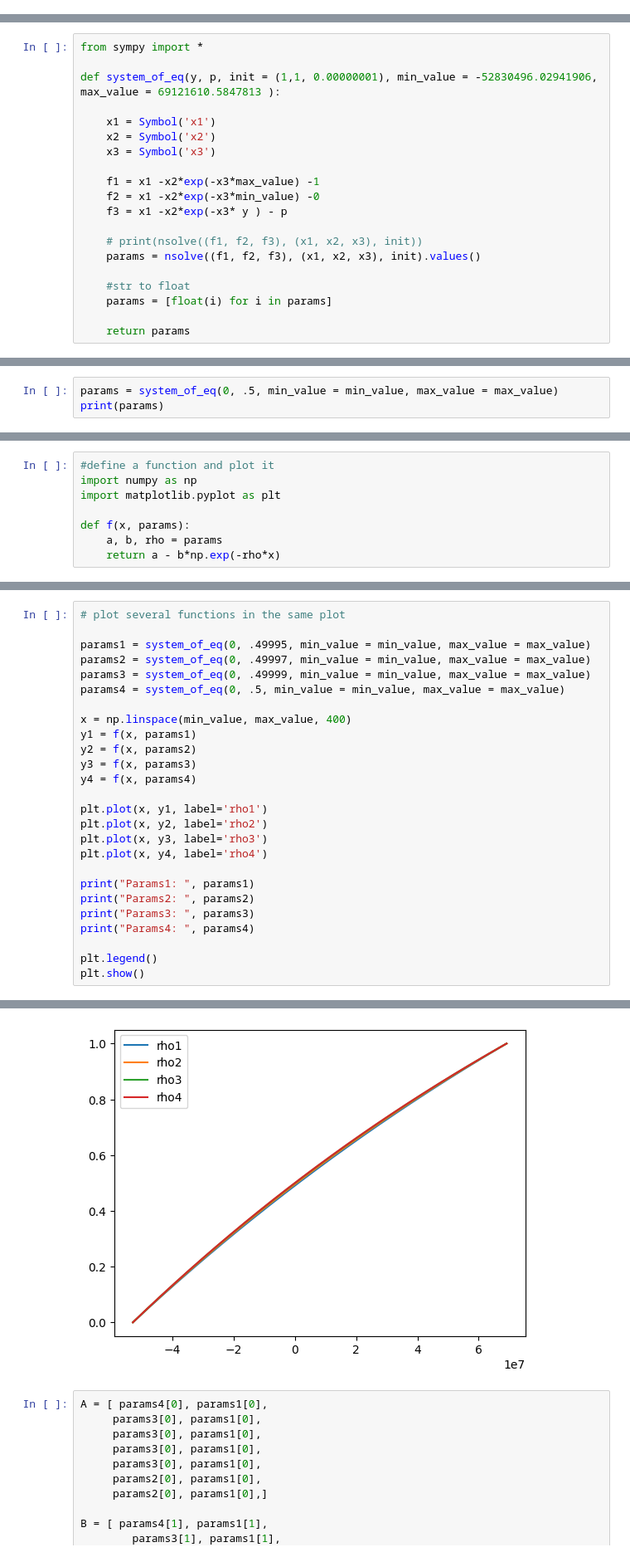
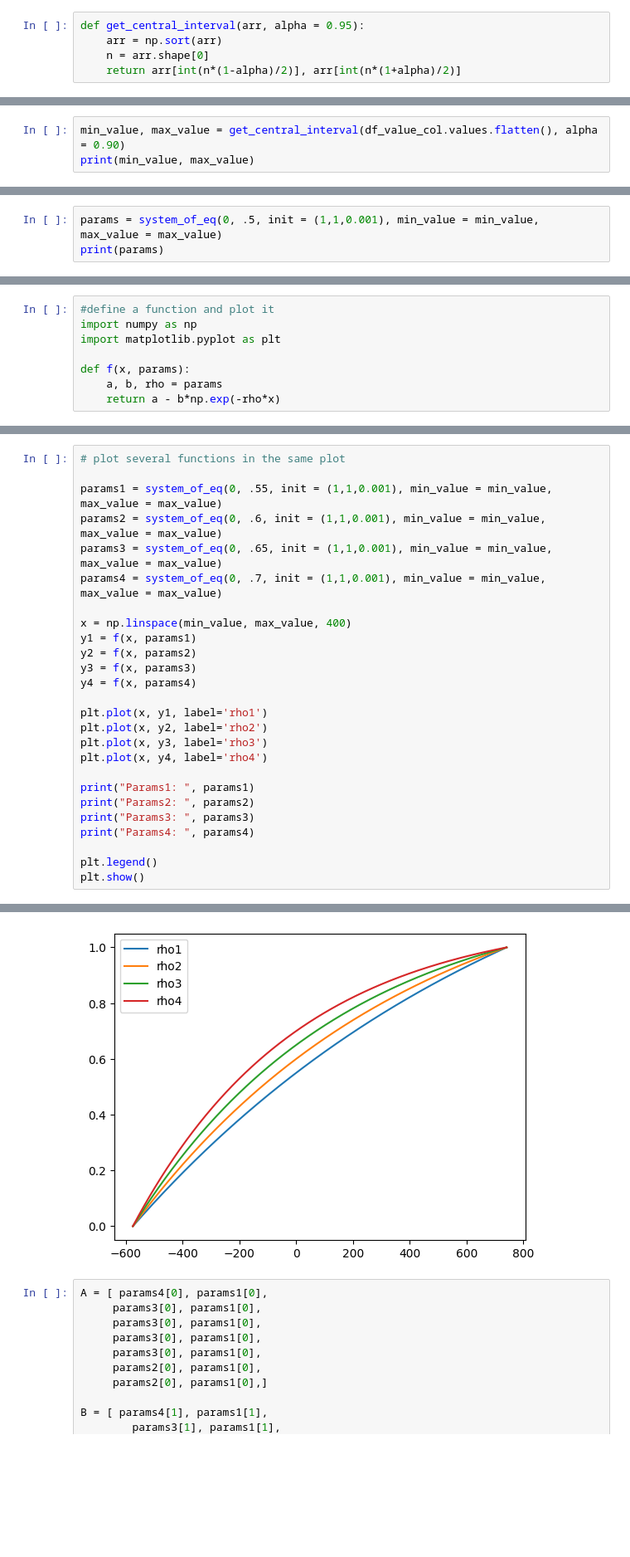
Before and after one commit to DanielCorralesAlonso/Decision_Model_Screening_CRC, a Jupyter notebook: tests.ipynb, the cells around one changed output, grey strips where cells are left out. Shown at 83% size. Cells and saved outputs as stored; diff of their text form; blank space fills up the shorter version.

```diff
--- a/tests.ipynb
+++ b/tests.ipynb
@@ -120,0 +162,5 @@ plot_relative_cond_mut_info(net)
+# %%
+def get_central_interval(arr, alpha = 0.95):
+    arr = np.sort(arr)
+    n = arr.shape[0]
+    return arr[int(n*(1-alpha)/2)], arr[int(n*(1+alpha)/2)]
@@ -359,20 +443,0 @@ min_value
-# %%
-from sympy import *
-
-def system_of_eq(y, p, init = (1,1, 0.00000001), min_value = -52830496.02941906, max_value = 69121610.5847813 ):
-
-    x1 = Symbol('x1')
-    x2 = Symbol('x2')
-    x3 = Symbol('x3')
-
-    f1 = x1 -x2*exp(-x3*max_value) -1
-    f2 = x1 -x2*exp(-x3*min_value) -0
-    f3 = x1 -x2*exp(-x3* y ) - p
-
-    # print(nsolve((f1, f2, f3), (x1, x2, x3), init))
-    params = nsolve((f1, f2, f3), (x1, x2, x3), init).values()
-
-    #str to float
-    params = [float(i) for i in params]
-
-    return params
@@ -378,0 +449,3 @@ def system_of_eq(y, p, init = (1,1, 0.00000001), min_value = -52830496.02941906,
+# %%
+min_value, max_value = get_central_interval(df_value_col.values.flatten(), alpha = 0.90)
+print(min_value, max_value)
@@ -379,4 +454,4 @@ def system_of_eq(y, p, init = (1,1, 0.00000001), min_value = -52830496.02941906,
 # %%
-params = system_of_eq(0, .5, min_value = min_value, max_value = max_value)
+params = system_of_eq(0, .5, init = (1,1,0.001), min_value = min_value, max_value = max_value)
 print(params)
 # %% [output]
@@ -399,10 +467,10 @@ plt.show()
 # %%
 # plot several functions in the same plot
 
-params1 = system_of_eq(0, .49995, min_value = min_value, max_value = max_value)
-params2 = system_of_eq(0, .49997, min_value = min_value, max_value = max_value)
-params3 = system_of_eq(0, .49999, min_value = min_value, max_value = max_value)
-params4 = system_of_eq(0, .5, min_value = min_value, max_value = max_value)
+params1 = system_of_eq(0, .55, init = (1,1,0.001), min_value = min_value, max_value = max_value)
+params2 = system_of_eq(0, .6, init = (1,1,0.001), min_value = min_value, max_value = max_value)
+params3 = system_of_eq(0, .65, init = (1,1,0.001), min_value = min_value, max_value = max_value)
+params4 = system_of_eq(0, .7, init = (1,1,0.001), min_value = min_value, max_value = max_value)
 
 x = np.linspace(min_value, max_value, 400)
 y1 = f(x, params1)
@@ -430,4 +498,4 @@ Params4:  [2.393929226786691, 1.893929226786691, 4.434605664458469e-09]
-[figure, old version]
+[figure, new version]
 # %%
 A = [ params4[0], params1[0],
      params3[0], params1[0],
```
Also changed, not shown: parts of 41 cells of this notebook, 16 other files.
